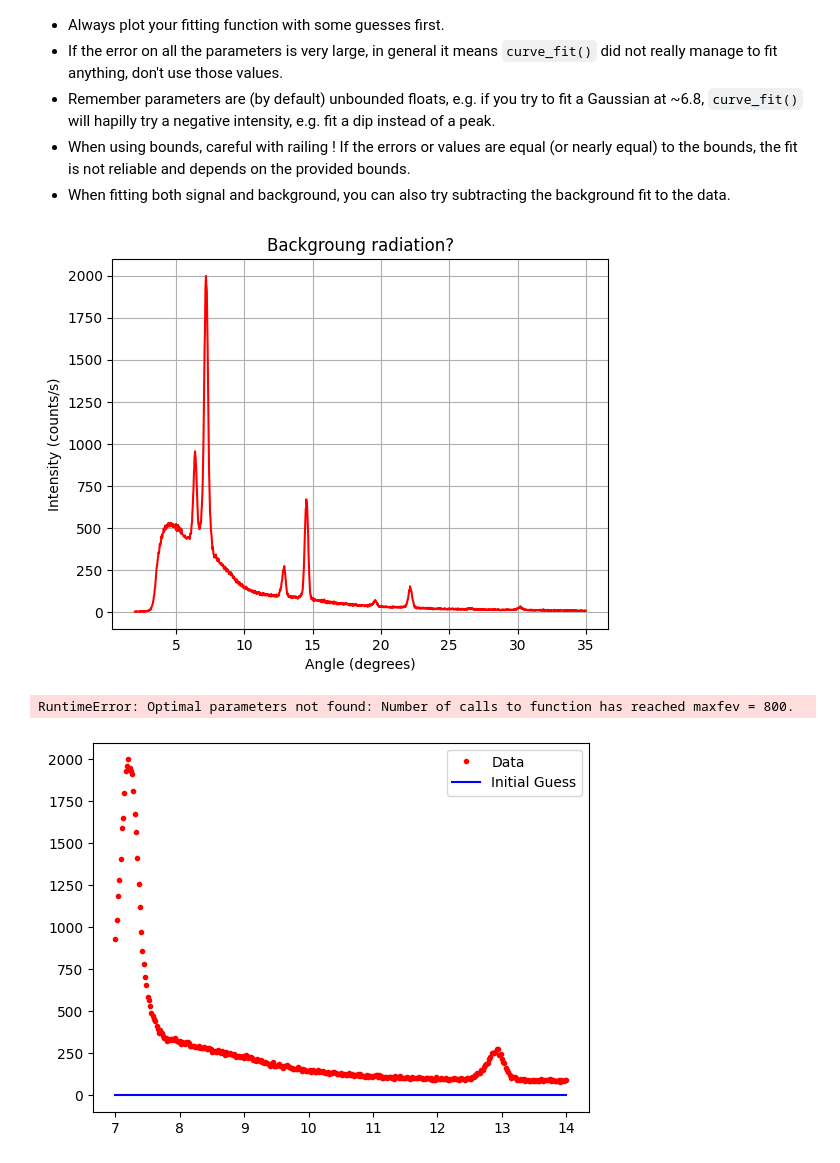
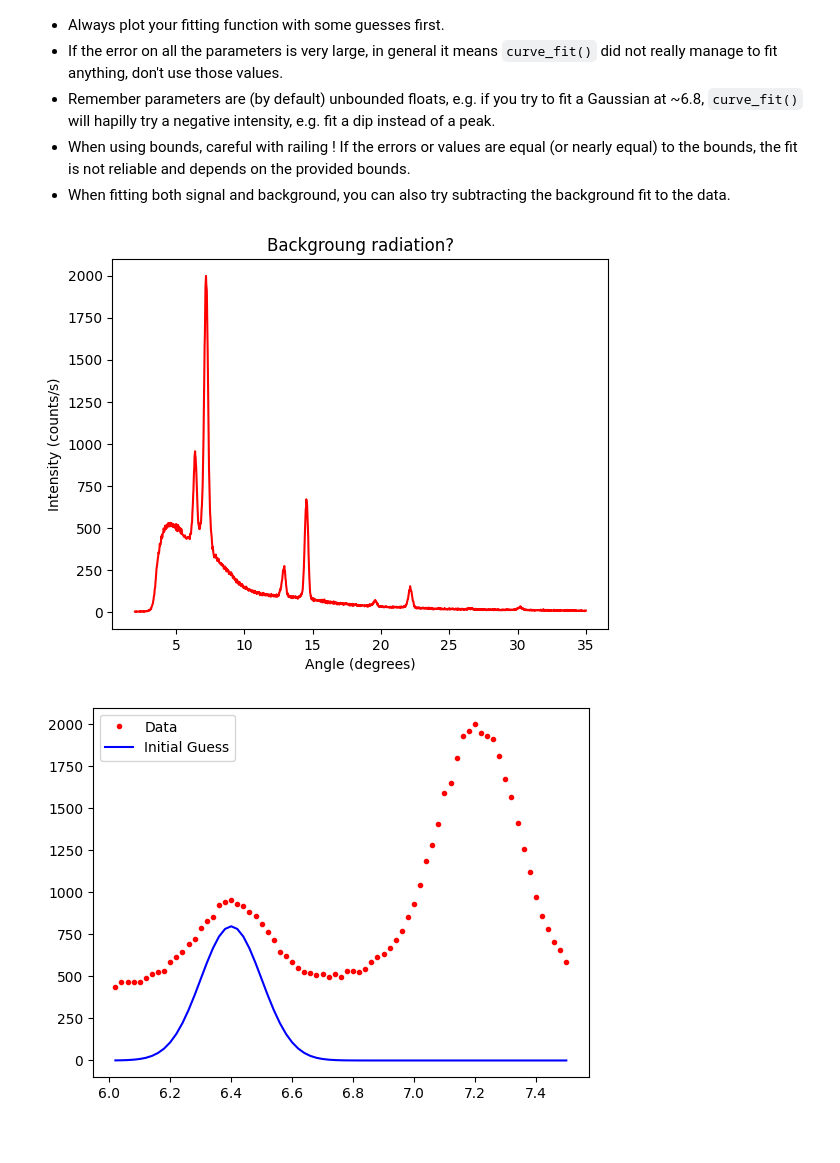
Before and after one commit to PX2145-2025/week-4-b-cardozorania, a Jupyter notebook: Curvefit.ipynb, the cells around one changed output. Saved outputs shown, nothing was run; the diff lists cells and outputs as text; code cells hidden in the pictures.

```diff
--- a/Curvefit.ipynb
+++ b/Curvefit.ipynb
@@ -283,37 +283,35 @@ Notes:
 # %%
 data = loadtxt("XRD_data_Mo_anode.csv",skiprows = 2, delimiter=',')
 angles_full_data = data[:, 0]
 counts_full_data = data[:, 1]
 
 plot(angles_full_data, counts_full_data, 'r-')
 xlabel("Angle (degrees)")
 ylabel("Intensity (counts/s)")
 title("Backgroung radiation?")
-grid()
 show()
-angle_min = 7.0
-angle_max = 14
+angle_min = 6.0
+angle_max = 7.5
 
 angles_selected = angles_full_data[(angles_full_data >= angle_min) & (angles_full_data <= angle_max)]
 counts_selected = counts_full_data[(angles_full_data >= angle_min) & (angles_full_data <= angle_max)]
 
 def Gau(x, intensity, mu, sigma):
-    return intensity / (sigma * sqrt(2 * pi)) * exp(-((x - mu)**2) / (2 * sigma**2))
+    return intensity * (1 / (sigma * sqrt(2 * pi))) * exp(-(x - mu)**2 / (2 * sigma**2))
 from scipy.optimize import curve_fit
 
-# Initial guess: intensity, mu, sigma
-p_guess = [5000, 6.4, 0.1]
+#guessing
+p_guess = [200, 6.4, 0.1]
 y_guess = Gau(angles_selected, *p_guess)
 
 plot(angles_selected, counts_selected, 'r.', label='Data')
 plot(angles_selected, y_guess, 'b-', label='Initial Guess')
 legend()
 
 popt, pcov = curve_fit(Gau, angles_selected, counts_selected, p0=p_guess)
 
 def Gau_background(x, intensity, mu, sigma, bckg):
     return Gau(x, intensity, mu, sigma) + bckg
 # %% [output]
-[figure, old version]
+[figure, new version]
-RuntimeError: Optimal parameters not found: Number of calls to function has reached maxfev = 800.
-[figure, old version]
+[figure, new version]
```
